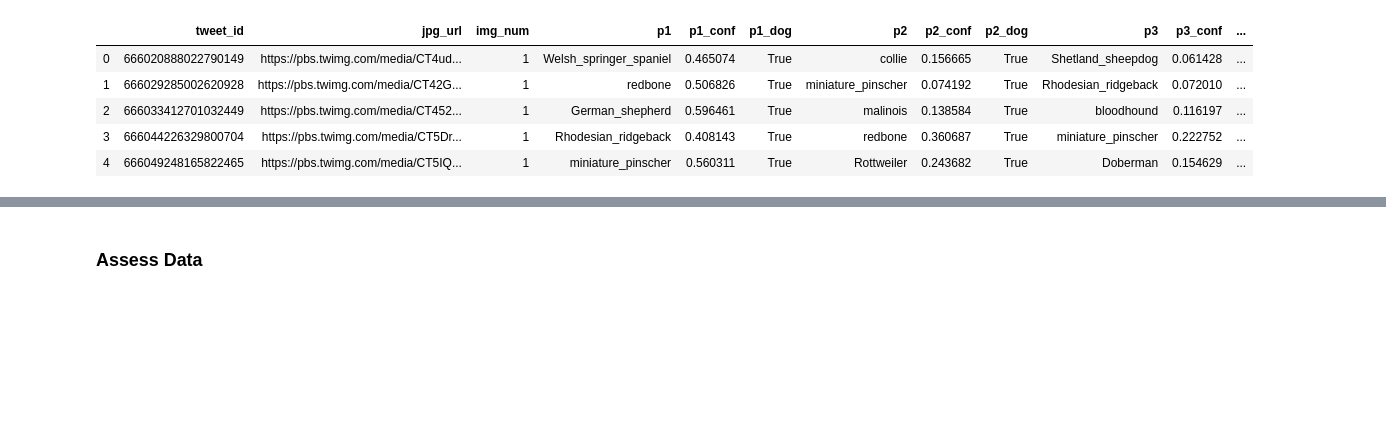
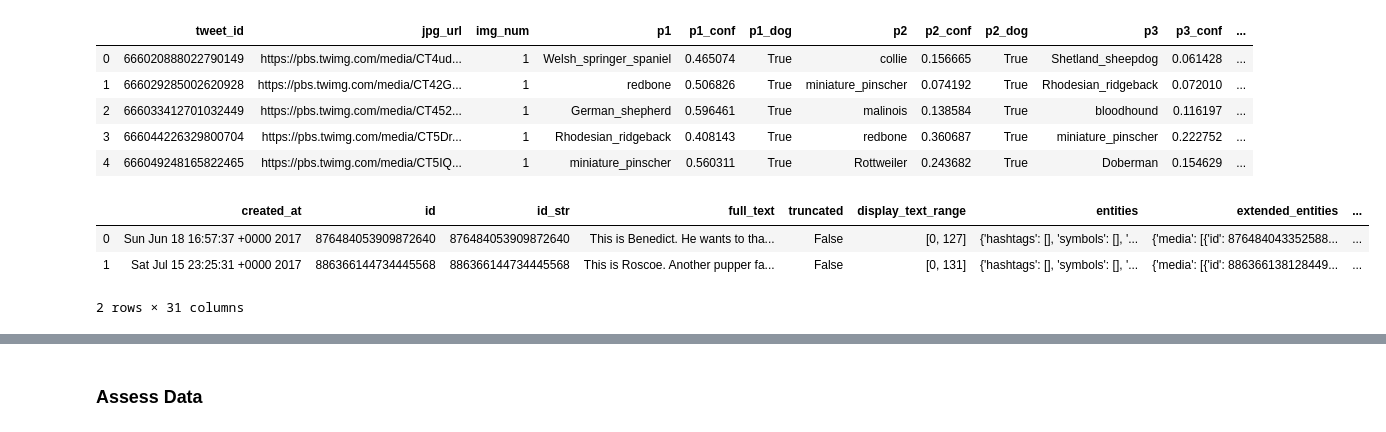
Before and after one commit to Aastha-Arora/data-wrangling-tweet-archive, a Jupyter notebook: data_wrangling.ipynb, the cells around one changed output, grey strips where cells are left out. Cells and saved outputs as stored; diff of their text form; code cells hidden in the pictures; blank space fills up the shorter version.

```diff
--- a/data_wrangling.ipynb
+++ b/data_wrangling.ipynb
@@ -47,0 +53,9 @@ image_predictions.head(5)
+# %%
+# Create a dataframe
+api_data = pd.DataFrame(status)
+api_data.head(2)
+# %% [output]
+|  | created_at | id | id_str | full_text | truncated | display_text_range | entities | extended_entities | ... |
+| 0 | Sun Jun 18 16:57:37 +0000 2017 | 876484053909872640 | 876484053909872640 | This is Benedict. He wants to tha... | False | [0, 127] | {'hashtags': [], 'symbols': [], '... | {'media': [{'id': 876484043352588... | ... |
+| 1 | Sat Jul 15 23:25:31 +0000 2017 | 886366144734445568 | 886366144734445568 | This is Roscoe. Another pupper fa... | False | [0, 131] | {'hashtags': [], 'symbols': [], '... | {'media': [{'id': 886366138128449... | ... |
+2 rows × 31 columns
```
Also changed, not shown: parts of 23 cells of this notebook.
